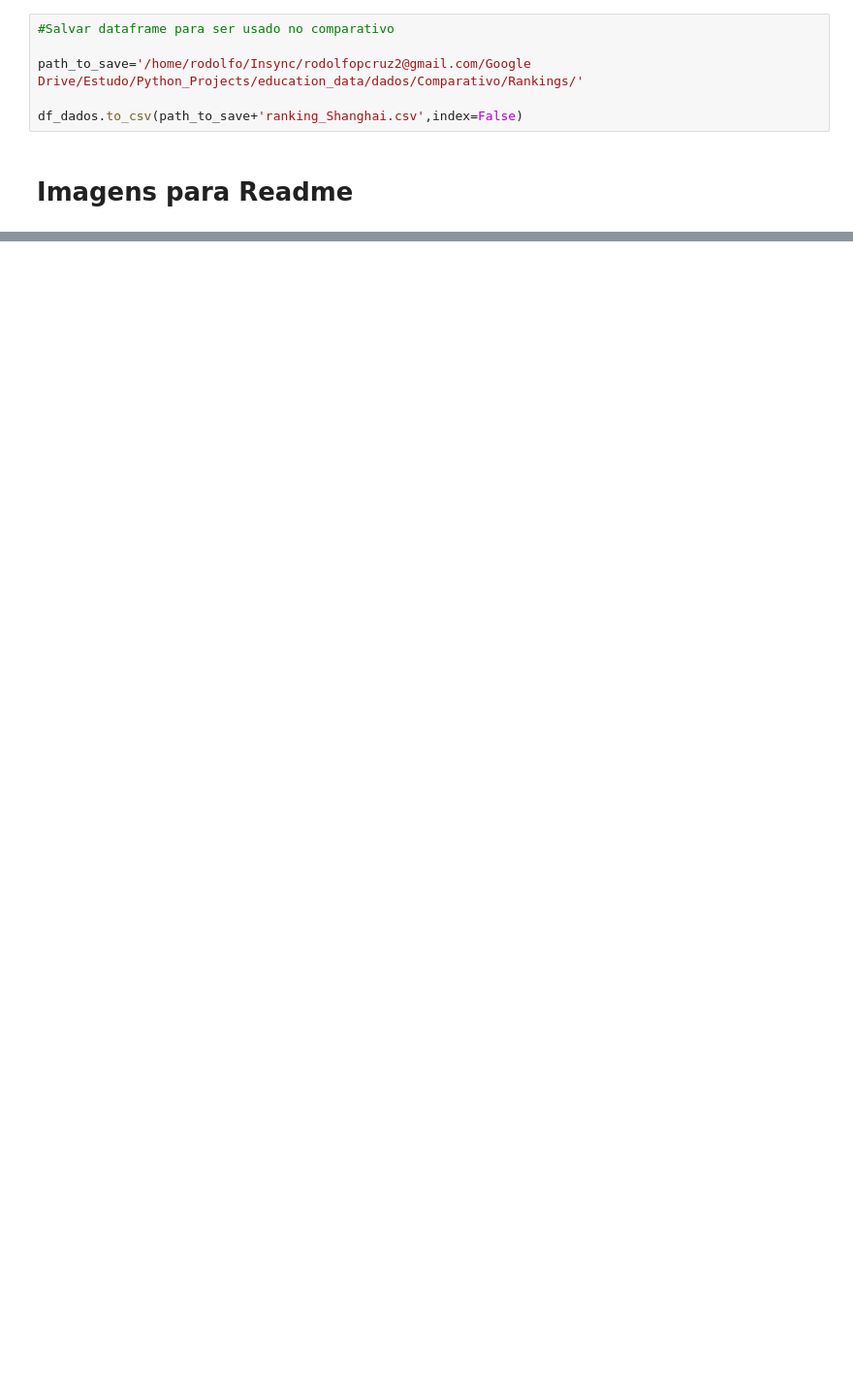
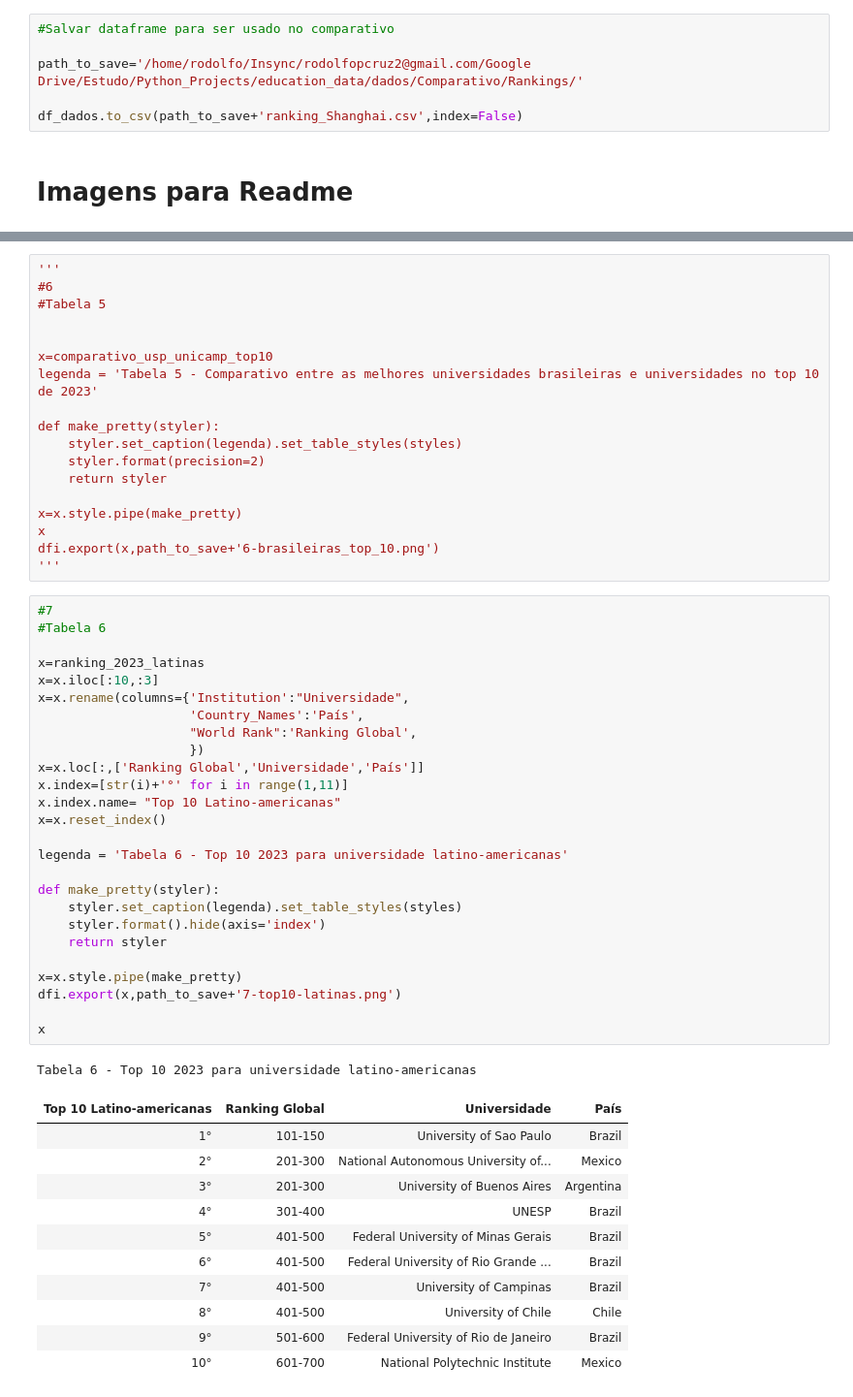
Before and after one commit to RodolfoPCruz/education_analysis, a Jupyter notebook: Shanghai World University Rankings/Shanghai Ranking.ipynb, the cells around one changed output, grey strips where cells are left out. Shown at 97% size. Saved outputs shown, nothing was run; the diff lists cells and outputs as text; blank space fills up the shorter version.

```diff
--- a/Shanghai World University Rankings/Shanghai Ranking.ipynb
+++ b/Shanghai World University Rankings/Shanghai Ranking.ipynb
@@ -972,0 +1013,57 @@ fig.show()
+# %%
+'''
+#6
+#Tabela 5
+
+
+x=comparativo_usp_unicamp_top10
+legenda = 'Tabela 5 - Comparativo entre as melhores universidades brasileiras e universidades no top 10 de 2023'
+
+def make_pretty(styler):
+    styler.set_caption(legenda).set_table_styles(styles)
+    styler.format(precision=2)
+    return styler
+
+x=x.style.pipe(make_pretty)
+x
+dfi.export(x,path_to_save+'6-brasileiras_top_10.png')
+'''
+# %%
+#7
+#Tabela 6
+
+x=ranking_2023_latinas
+x=x.iloc[:10,:3]
+x=x.rename(columns={'Institution':"Universidade",
+                    'Country_Names':'País',
+                    "World Rank":'Ranking Global',
+                    })
+x=x.loc[:,['Ranking Global','Universidade','País']]
+x.index=[str(i)+'°' for i in range(1,11)]
+x.index.name= "Top 10 Latino-americanas"
+x=x.reset_index()
+
+legenda = 'Tabela 6 - Top 10 2023 para universidade latino-americanas'
+
+def make_pretty(styler):
+    styler.set_caption(legenda).set_table_styles(styles)
+    styler.format().hide(axis='index')
+    return styler
+
+x=x.style.pipe(make_pretty)
+dfi.export(x,path_to_save+'7-top10-latinas.png')
+
+x
+# %% [output]
+Tabela 6 - Top 10 2023 para universidade latino-americanas
+| Top 10 Latino-americanas | Ranking Global | Universidade | País |
+| 1° | 101-150 | University of Sao Paulo | Brazil |
+| 2° | 201-300 | National Autonomous University of... | Mexico |
+| 3° | 201-300 | University of Buenos Aires | Argentina |
+| 4° | 301-400 | UNESP | Brazil |
+| 5° | 401-500 | Federal University of Minas Gerais | Brazil |
+| 6° | 401-500 | Federal University of Rio Grande ... | Brazil |
+| 7° | 401-500 | University of Campinas | Brazil |
+| 8° | 401-500 | University of Chile | Chile |
+| 9° | 501-600 | Federal University of Rio de Janeiro | Brazil |
+| 10° | 601-700 | National Polytechnic Institute | Mexico |
```
Also changed, not shown: parts of 10 cells of this notebook.
